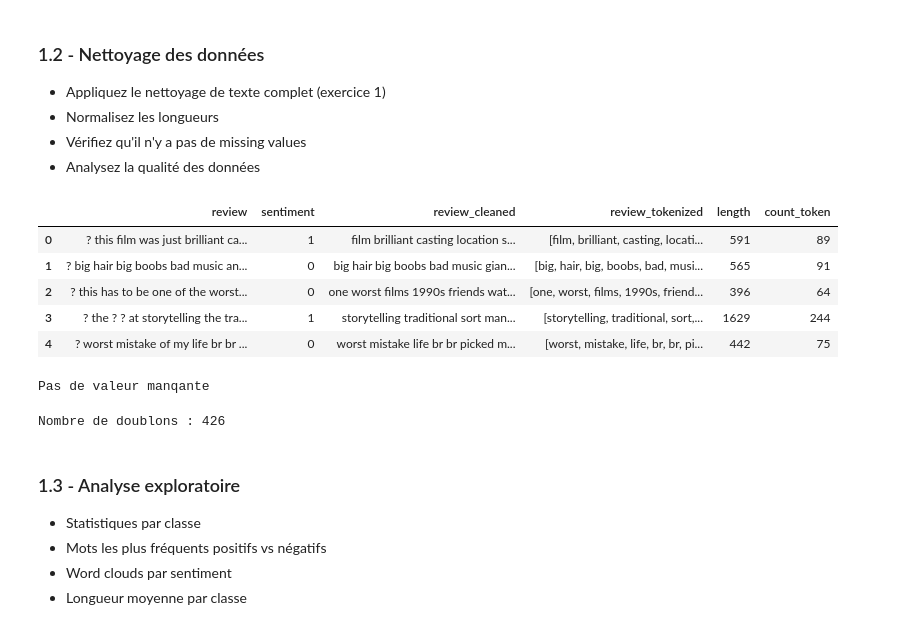
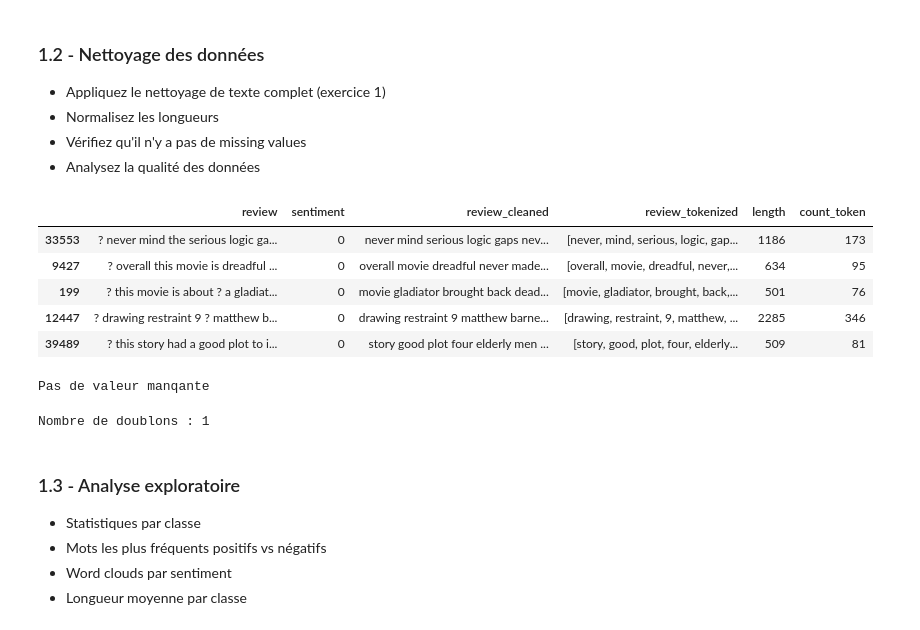
Before and after one commit to DamienDESSAUX-M2i/M2i_CDSD_TDTP, a Jupyter notebook: pretraitement_texte_nlp/exos/tp_final.ipynb, the cells around one changed output. Drawn from its saved outputs; the diff is of its cells as text; code cells hidden in the pictures.

```diff
--- a/pretraitement_texte_nlp/exos/tp_final.ipynb
+++ b/pretraitement_texte_nlp/exos/tp_final.ipynb
@@ -103,31 +141,38 @@ Dataset équilibré.
 - Vérifiez qu'il n'y a pas de missing values
 - Analysez la qualité des données
 # %%
-stop_words = set(stopwords.words("english"))
+STOP_WORDS = set(stopwords.words("english"))
+STOP_WORDS.add("br")
 
 
 def preprocessor(sentence: str) -> str:
     sentence = sentence.lower()
     sentence = re.sub(r"[^\w\s\']", "", sentence)
     sentence_tokenized = sentence.split()
     sentence = " ".join(
-        [token for token in sentence_tokenized if token not in stop_words]
+        [token for token in sentence_tokenized if token not in STOP_WORDS]
     )
     return sentence
 
 
-df["review_cleaned"] = df["review"].apply(lambda x: preprocessor(x))
-df["review_tokenized"] = df["review_cleaned"].apply(lambda x: x.split())
-df["length"] = df["review_cleaned"].apply(lambda x: len(x))
-df["count_token"] = df["review_tokenized"].apply(lambda x: len(x))
+def enriched_df(df):
+    df["review_cleaned"] = df["review"].apply(lambda x: preprocessor(x))
+    df["review_tokenized"] = df["review_cleaned"].apply(lambda x: x.split())
+    df["length"] = df["review_cleaned"].apply(lambda x: len(x))
+    df["count_token"] = df["review_tokenized"].apply(lambda x: len(x))
+    return df
+
+
+enriched_df(df)
+df = df.sample(1_000)
 df.head(5)
 # %% [output]
 |  | review | sentiment | review_cleaned | review_tokenized | length | count_token |
-| 0 | ? this film was just brilliant ca... | 1 | film brilliant casting location s... | [film, brilliant, casting, locati... | 591 | 89 |
-| 1 | ? big hair big boobs bad music an... | 0 | big hair big boobs bad music gian... | [big, hair, big, boobs, bad, musi... | 565 | 91 |
-| 2 | ? this has to be one of the worst... | 0 | one worst films 1990s friends wat... | [one, worst, films, 1990s, friend... | 396 | 64 |
-| 3 | ? the ? ? at storytelling the tra... | 1 | storytelling traditional sort man... | [storytelling, traditional, sort,... | 1629 | 244 |
-| 4 | ? worst mistake of my life br br ... | 0 | worst mistake life br br picked m... | [worst, mistake, life, br, br, pi... | 442 | 75 |
+| 33553 | ? never mind the serious logic ga... | 0 | never mind serious logic gaps nev... | [never, mind, serious, logic, gap... | 1186 | 173 |
+| 9427 | ? overall this movie is dreadful ... | 0 | overall movie dreadful never made... | [overall, movie, dreadful, never,... | 634 | 95 |
+| 199 | ? this movie is about ? a gladiat... | 0 | movie gladiator brought back dead... | [movie, gladiator, brought, back,... | 501 | 76 |
+| 12447 | ? drawing restraint 9 ? matthew b... | 0 | drawing restraint 9 matthew barne... | [drawing, restraint, 9, matthew, ... | 2285 | 346 |
+| 39489 | ? this story had a good plot to i... | 0 | story good plot four elderly men ... | [story, good, plot, four, elderly... | 509 | 81 |
 # %%
 def analyse_missing_date(df: pd.DataFrame) -> pd.DataFrame:
     missing = df.isnull().sum()
@@ -155,8 +200,10 @@ Pas de valeur manqante
 # %%
 df_without_duplicates = df.drop_duplicates(subset=["review_cleaned"])
 print(f"Nombre de doublons : {len(df) - len(df_without_duplicates)}")
+
+df = df_without_duplicates.copy()
 # %% [output]
-Nombre de doublons : 426
+Nombre de doublons : 1
 # %% [markdown]
 ### 1.3 - Analyse exploratoire
 - Statistiques par classe
```
Also changed, not shown: parts of 32 cells of this notebook, 4 other files.
